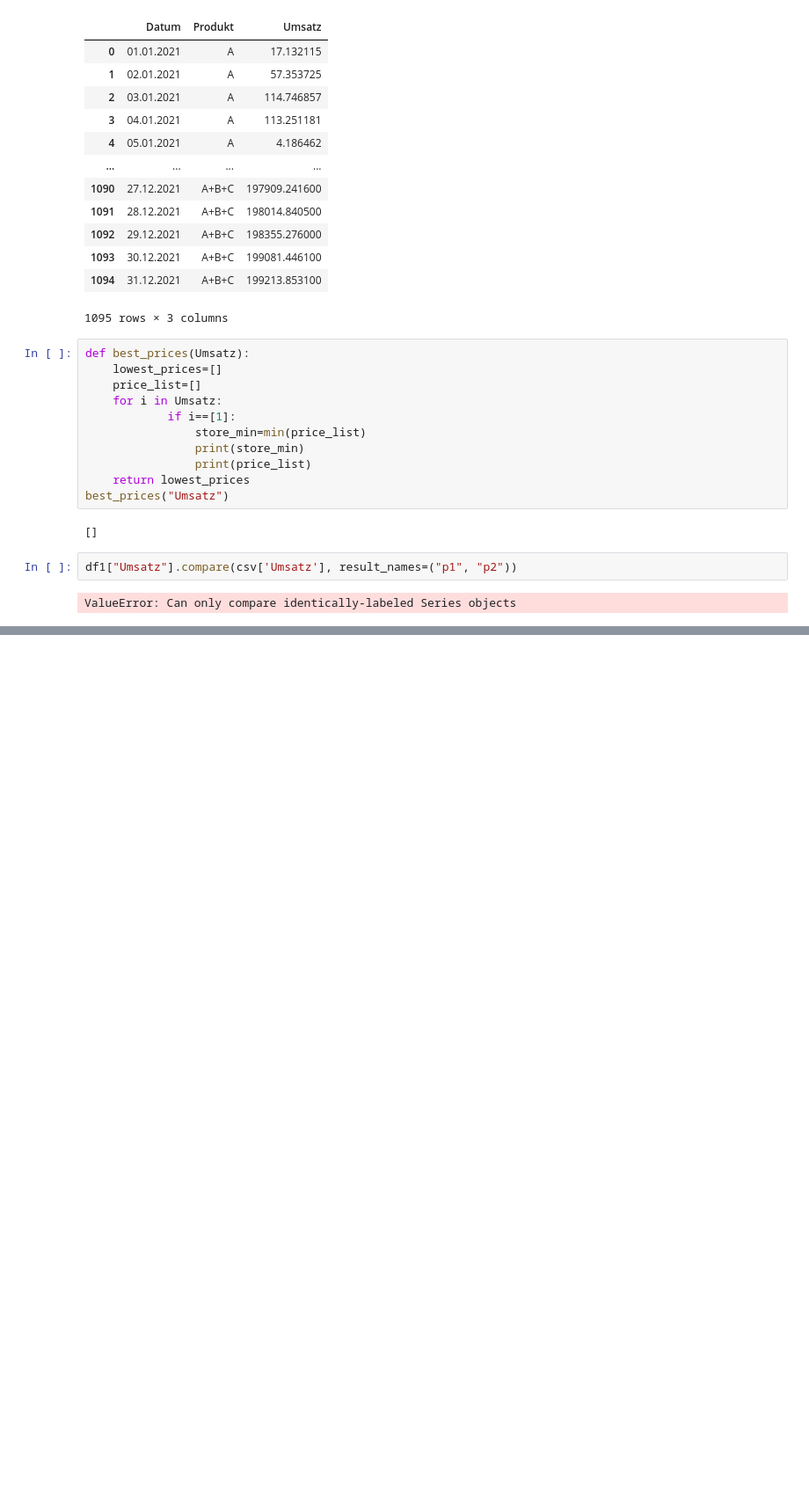
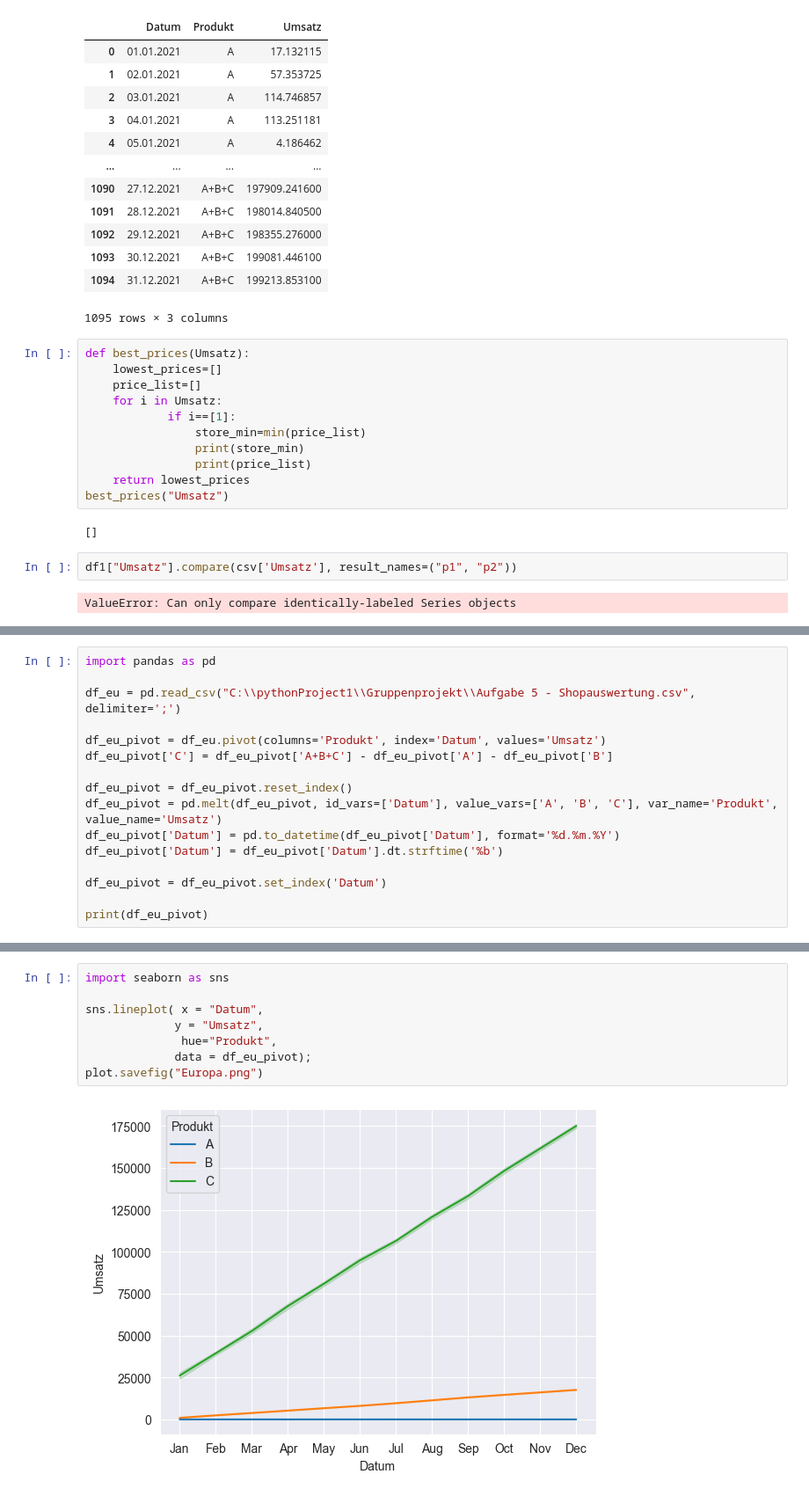
Before and after one commit to DataCraftAnca/Shop-Analyse, a Jupyter notebook: Shop analyse.ipynb, the cells around one changed output, grey strips where cells are left out. Shown at 88% size. Drawn from its saved outputs; the diff is of its cells as text; blank space fills up the shorter version.

```diff
--- a/Shop analyse.ipynb
+++ b/Shop analyse.ipynb
@@ -131,0 +125,16 @@ ValueError: Boolean array expected for the condition, not object
+# %%
+import pandas as pd
+
+df_eu = pd.read_csv("C:\\pythonProject1\\Gruppenprojekt\\Aufgabe 5 - Shopauswertung.csv", delimiter=';')
+
+df_eu_pivot = df_eu.pivot(columns='Produkt', index='Datum', values='Umsatz')
+df_eu_pivot['C'] = df_eu_pivot['A+B+C'] - df_eu_pivot['A'] - df_eu_pivot['B']
+
+df_eu_pivot = df_eu_pivot.reset_index()
+df_eu_pivot = pd.melt(df_eu_pivot, id_vars=['Datum'], value_vars=['A', 'B', 'C'], var_name='Produkt', value_name='Umsatz')
+df_eu_pivot['Datum'] = pd.to_datetime(df_eu_pivot['Datum'], format='%d.%m.%Y')
+df_eu_pivot['Datum'] = df_eu_pivot['Datum'].dt.strftime('%b')
+
+df_eu_pivot = df_eu_pivot.set_index('Datum')
+
+print(df_eu_pivot)
@@ -131,0 +157,10 @@ ValueError: Boolean array expected for the condition, not object
+# %%
+import seaborn as sns
+
+sns.lineplot( x = "Datum",
+             y = "Umsatz",
+              hue="Produkt",
+             data = df_eu_pivot);
+plot.savefig("Europa.png")
+# %% [output]
+[figure, added]
```
Also changed, not shown: parts of 9 cells of this notebook, 4 other files.
